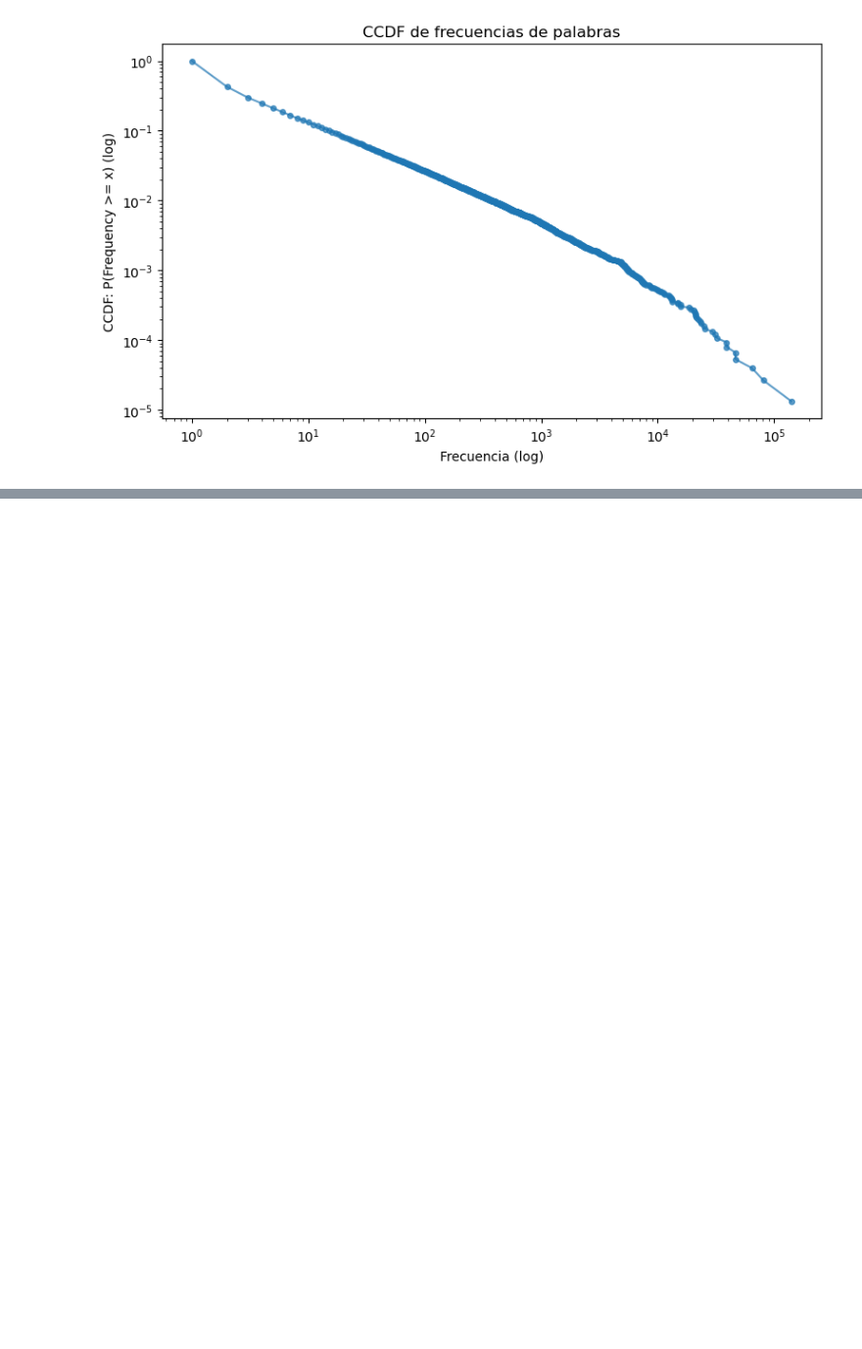
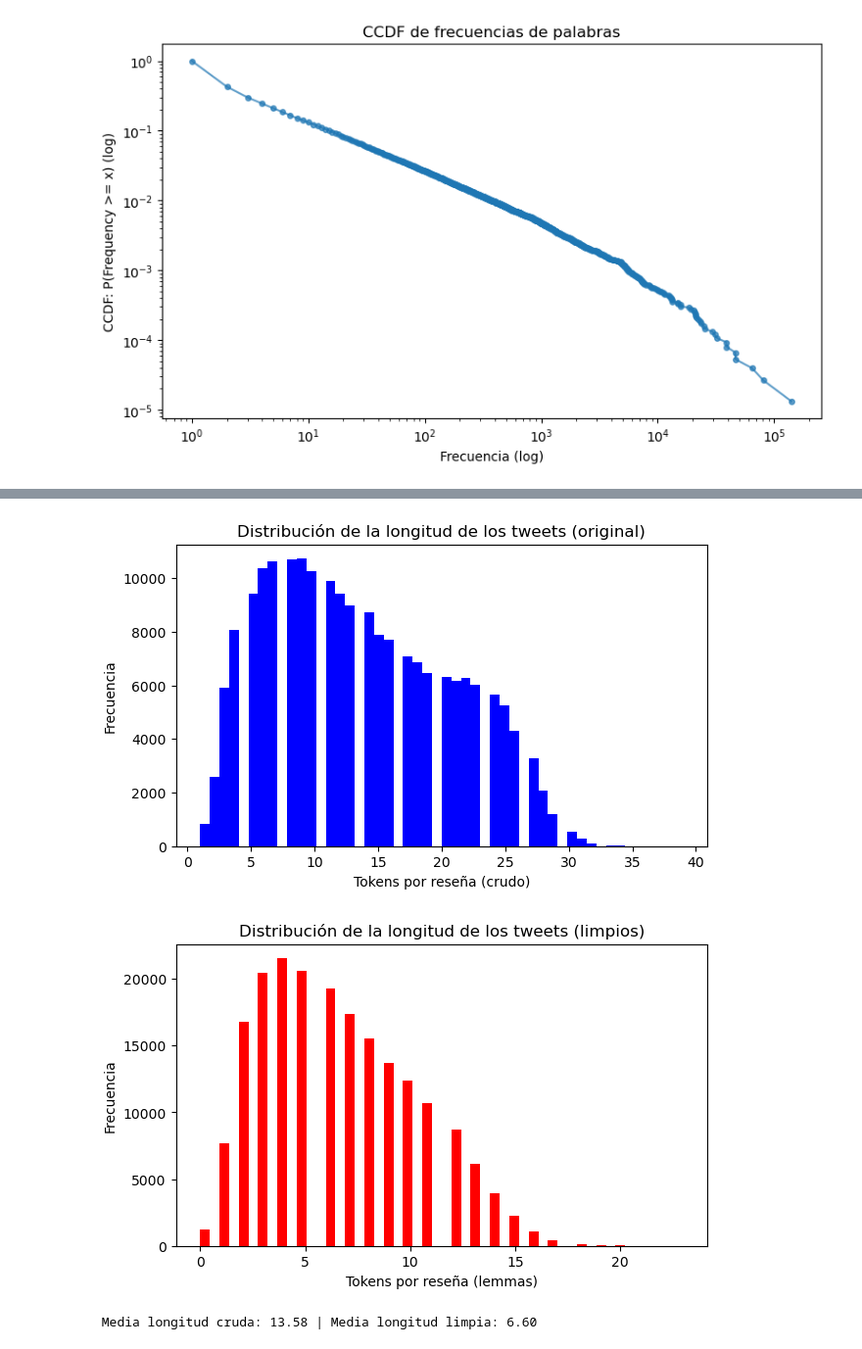
Before and after one commit to BugCatcherXO/Analisis-de-Sentimientos-de-Valoraciones-de-Productos, a Jupyter notebook: Sentiminetos.ipynb, the cells around one changed output, grey strips where cells are left out. Shown at 98% size. Cells and saved outputs as stored; diff of their text form; code cells hidden in the pictures; blank space fills up the shorter version.

```diff
--- a/Sentiminetos.ipynb
+++ b/Sentiminetos.ipynb
@@ -171,9 +198,3 @@ plt.show()
 # %% [output]
 [figure]
 [figure]
-# %%
-# Resumen: top-20 palabras
-top_n = 20
-print(f"\nTop {top_n} palabras:")
-for i, (w, c) in enumerate(freq.most_common(top_n), 1):
-    print(f"{i:2d}. {w:15s} {c:,} ({c/total_tokens:.4%} del total de tokens)")
@@ -332,0 +246,12 @@ See the caveats in the documentation: https://pandas.pydata.org/pandas-docs/stab
+# %%
+# Pasar de data_clean a df para mayor comodidad
+df = data_clean.copy()
+
+# Aplica el pipeline completo (tokens + lemas limpios)
+df['lemmas'] = df['text'].astype(str).apply(lambda s: preprocess_review(s, nlp, stop_words))
+
+# Texto limpio “join” (útil para TF-IDF, WordCloud, etc.)
+df['clean_text'] = df['lemmas'].apply(lambda xs: " ".join(xs))
+
+print(f" Procesadas {len(df)} reseñas. Columnas añadidas: 'lemmas', 'tokens', 'clean_text'")
+df.head(3)
@@ -332,0 +264,27 @@ See the caveats in the documentation: https://pandas.pydata.org/pandas-docs/stab
+# %%
+# Longitud cruda por reseña (número de palabras)
+len_raw = df['text'].astype(str).apply(lambda s: len(s.split()))
+
+# Longitud tras limpieza (número de lemas por reseña)
+len_clean = df['lemmas'].apply(len)
+
+# Histograma antes y después de limpieza
+plt.figure(figsize=(7,4))
+plt.hist(len_raw, bins=50, color='blue')
+plt.title("Distribución de la longitud de los tweets (original)")
+plt.xlabel("Tokens por reseña (crudo)")
+plt.ylabel("Frecuencia")
+plt.show()
+
+plt.figure(figsize=(7,4))
+plt.hist(len_clean, bins=50, color='red')
+plt.title("Distribución de la longitud de los tweets (limpios)")
+plt.xlabel("Tokens por reseña (lemmas)")
+plt.ylabel("Frecuencia")
+plt.show()
+
+print(f" Media longitud cruda: {len_raw.mean():.2f} | Media longitud limpia: {len_clean.mean():.2f}")
+# %% [output]
+[figure, added]
+[figure, added]
+ Media longitud cruda: 13.58 | Media longitud limpia: 6.60
```
Also changed, not shown: parts of 15 cells of this notebook.
